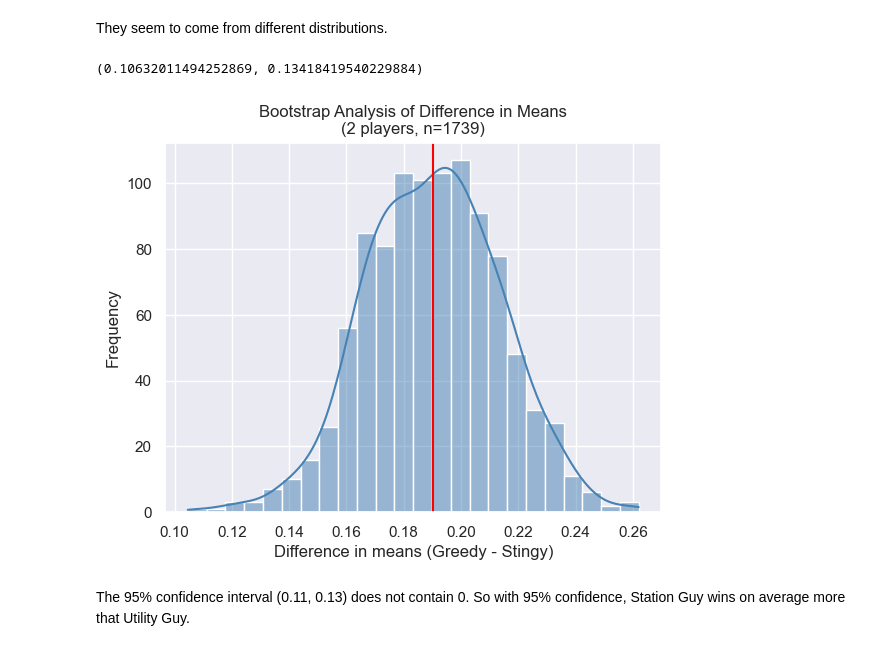
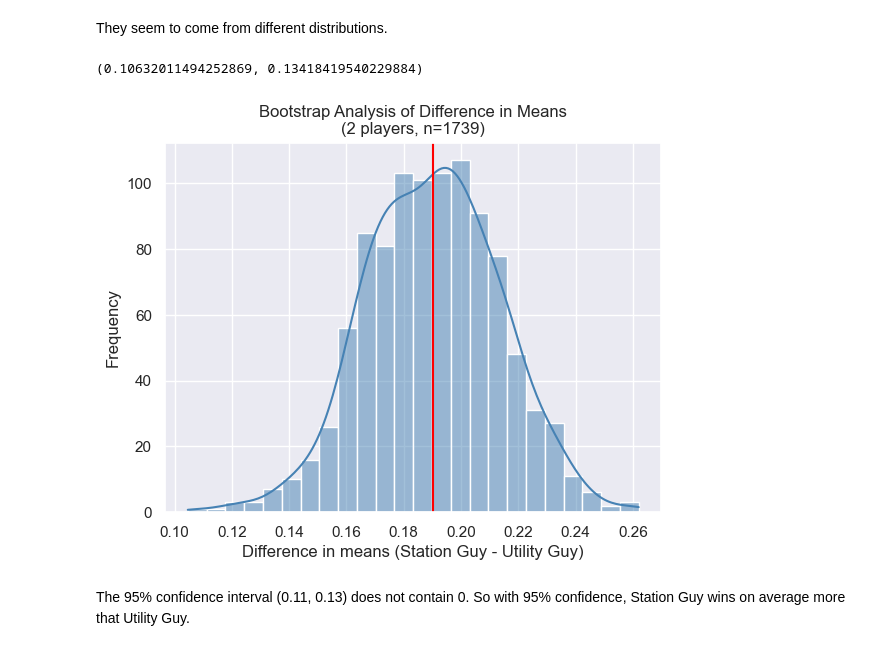
Before and after one commit to HashemBader/Monopoly-Game, a Jupyter notebook: dataAnalysis.ipynb, the cells around one changed output. Drawn from its saved outputs; the diff is of its cells as text; code cells hidden in the pictures.

```diff
--- a/dataAnalysis.ipynb
+++ b/dataAnalysis.ipynb
@@ -150,14 +150,14 @@ plt.legend();
 They seem to come from different distributions.
 # %%
 sns.histplot(diff, color='steelBlue', kde=True)
-plt.xlabel("Difference in means (Greedy - Stingy)")
+plt.xlabel("Difference in means (Station Guy - Utility Guy)")
 plt.ylabel("Frequency")
 plt.title(f"Bootstrap Analysis of Difference in Means\n(2 players, n={df.shape[0]-1})")
 plt.axvline(np.mean(diff), color='red')
 np.percentile(diff, 0.025), np.percentile(diff, 0.975)
 # %% [output]
 (0.10632011494252869, 0.13418419540229884)
-[figure, old version]
+[figure, new version]
 # %% [markdown]
 The 95% confidence interval (0.11, 0.13) does not contain 0. So with 95% confidence, Station Guy wins on average more that Utility Guy.
 # %%
```
Also changed, not shown: parts of 7 cells of this notebook, 11 other files.
